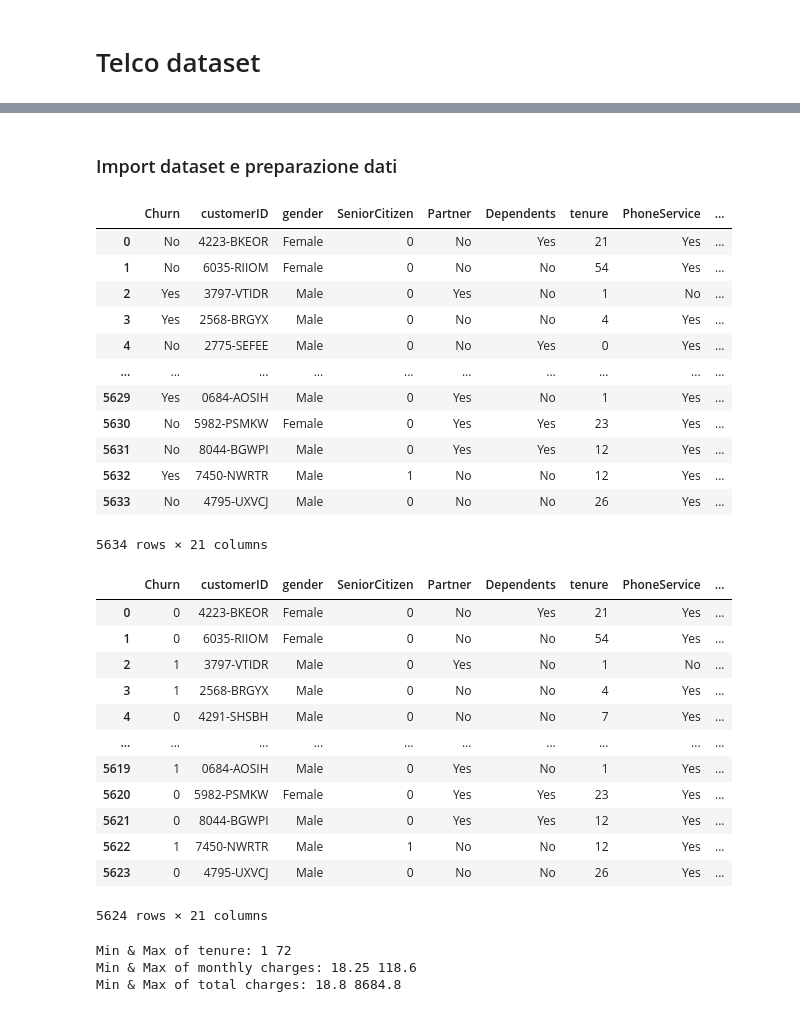
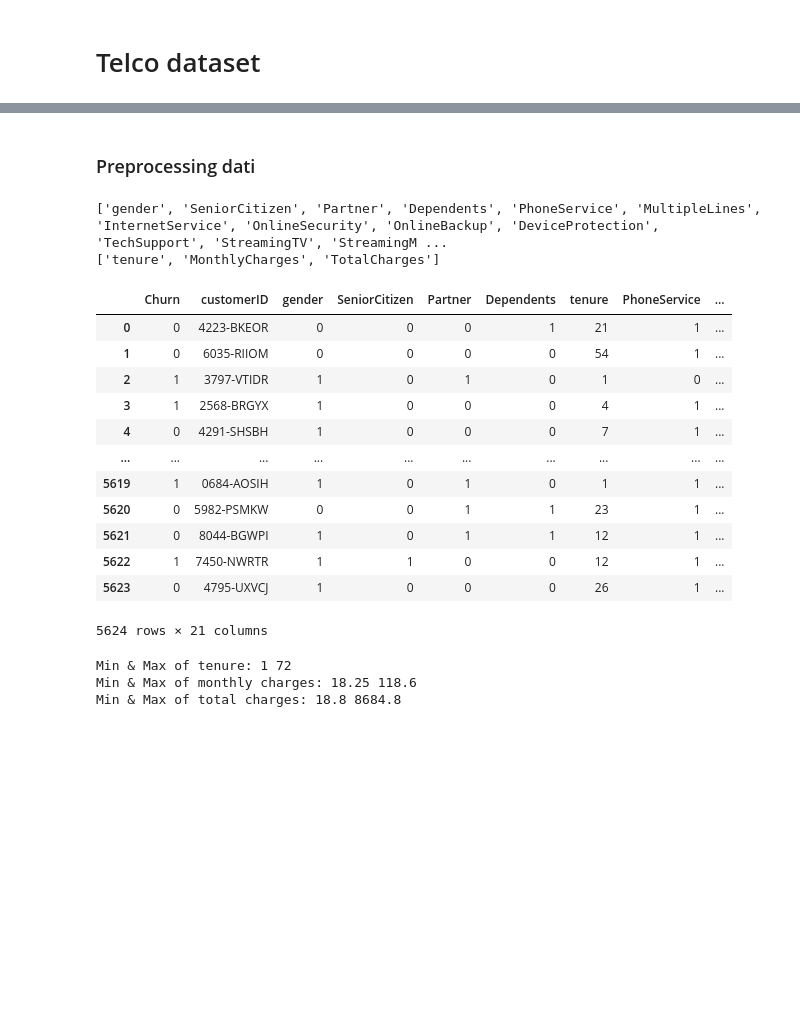
Before and after one commit to mdelia17/telco_challenge, a Jupyter notebook: telco_challenge.ipynb, the cells around one changed output, grey strips where cells are left out. Drawn from its saved outputs; the diff is of its cells as text; code cells hidden in the pictures; blank space fills up the shorter version.

```diff
--- a/telco_challenge.ipynb
+++ b/telco_challenge.ipynb
@@ -10,54 +29,54 @@ from sklearn.preprocessing import StandardScaler
-# %% [markdown]
-### Import dataset e preparazione dati
-# %%
-dataset = pd.read_csv("WA_Fn-UseC_-Telco-Customer-Churn.train.csv")
-dataset
-# %% [output]
-|  | Churn | customerID | gender | SeniorCitizen | Partner | Dependents | tenure | PhoneService | ... |
-| 0 | No | 4223-BKEOR | Female | 0 | No | Yes | 21 | Yes | ... |
-| 1 | No | 6035-RIIOM | Female | 0 | No | No | 54 | Yes | ... |
-| 2 | Yes | 3797-VTIDR | Male | 0 | Yes | No | 1 | No | ... |
-| 3 | Yes | 2568-BRGYX | Male | 0 | No | No | 4 | Yes | ... |
-| 4 | No | 2775-SEFEE | Male | 0 | No | Yes | 0 | Yes | ... |
-| ... | ... | ... | ... | ... | ... | ... | ... | ... | ... |
-| 5629 | Yes | 0684-AOSIH | Male | 0 | Yes | No | 1 | Yes | ... |
-| 5630 | No | 5982-PSMKW | Female | 0 | Yes | Yes | 23 | Yes | ... |
-| 5631 | No | 8044-BGWPI | Male | 0 | Yes | Yes | 12 | Yes | ... |
-| 5632 | Yes | 7450-NWRTR | Male | 1 | No | No | 12 | Yes | ... |
-| 5633 | No | 4795-UXVCJ | Male | 0 | No | No | 26 | Yes | ... |
-5634 rows × 21 columns
+# %% [markdown]
+### Preprocessing dati
 # %%
 #mapping Churn in 1 e 0
 dataset.Churn = dataset.Churn.map({"Yes": 1, "No":0})
 
+#porto questa colonna in yes/no
 dataset.SeniorCitizen = dataset.SeniorCitizen.map({1:"Yes",0:"No"})
 
 #colonne con "no internet service" da rimpiazzare
-columns_to_replace = ['OnlineSecurity', 'OnlineBackup', 'DeviceProtection', 'TechSupport',
+columns_with_no_internet = ['OnlineSecurity', 'OnlineBackup', 'DeviceProtection', 'TechSupport',
                       'StreamingTV', 'StreamingMovies']
-for i in columns_to_replace :
-    dataset[i]  = dataset[i].replace({'No internet service' : 'No'})
+for c in columns_with_no_internet :
+    dataset[c]  = dataset[c].replace({'No internet service' : 'No'})
 
-#Rimuovo i dati senza Total Charge
+#Rimuovo i dati senza Total Charge e faccio diventare la colonna numerica
 dataset['TotalCharges'] = dataset["TotalCharges"].replace(" ",np.nan)
 dataset = dataset[dataset["TotalCharges"].notnull()]
 dataset = dataset.reset_index()[dataset.columns]
 dataset["TotalCharges"] = dataset["TotalCharges"].astype(float)
 
+#creo tutti gli insiemi di "tipologie" di colonne per l'encoding e per poter selezionare i sottoinsiemi di
+#colonne più rapidamente
+customerID_column = ["customerID"]
+y_column = ["Churn"]
+categorical_columns   = dataset.nunique()[dataset.nunique() < 6].keys().tolist()
+categorical_columns   = [c for c in categorical_columns if c not in y_column]
+numerical_columns   = [c for c in dataset.columns if c not in categorical_columns + y_column + customerID_column]
 
+#faccio encoding di tutte le colonne categoriche
+le = LabelEncoder()
+for c in categorical_columns :
+    dataset[c] = le.fit_transform(dataset[c])
+
+print(categorical_columns)
+print(numerical_columns)
 dataset
 # %% [output]
+['gender', 'SeniorCitizen', 'Partner', 'Dependents', 'PhoneService', 'MultipleLines', 'InternetService', 'OnlineSecurity', 'OnlineBackup', 'DeviceProtection', 'TechSupport', 'StreamingTV', 'StreamingM ...
+['tenure', 'MonthlyCharges', 'TotalCharges']
 |  | Churn | customerID | gender | SeniorCitizen | Partner | Dependents | tenure | PhoneService | ... |
-| 0 | 0 | 4223-BKEOR | Female | 0 | No | Yes | 21 | Yes | ... |
-| 1 | 0 | 6035-RIIOM | Female | 0 | No | No | 54 | Yes | ... |
-| 2 | 1 | 3797-VTIDR | Male | 0 | Yes | No | 1 | No | ... |
-| 3 | 1 | 2568-BRGYX | Male | 0 | No | No | 4 | Yes | ... |
-| 4 | 0 | 4291-SHSBH | Male | 0 | No | No | 7 | Yes | ... |
+| 0 | 0 | 4223-BKEOR | 0 | 0 | 0 | 1 | 21 | 1 | ... |
+| 1 | 0 | 6035-RIIOM | 0 | 0 | 0 | 0 | 54 | 1 | ... |
+| 2 | 1 | 3797-VTIDR | 1 | 0 | 1 | 0 | 1 | 0 | ... |
+| 3 | 1 | 2568-BRGYX | 1 | 0 | 0 | 0 | 4 | 1 | ... |
+| 4 | 0 | 4291-SHSBH | 1 | 0 | 0 | 0 | 7 | 1 | ... |
 | ... | ... | ... | ... | ... | ... | ... | ... | ... | ... |
-| 5619 | 1 | 0684-AOSIH | Male | 0 | Yes | No | 1 | Yes | ... |
-| 5620 | 0 | 5982-PSMKW | Female | 0 | Yes | Yes | 23 | Yes | ... |
-| 5621 | 0 | 8044-BGWPI | Male | 0 | Yes | Yes | 12 | Yes | ... |
-| 5622 | 1 | 7450-NWRTR | Male | 1 | No | No | 12 | Yes | ... |
-| 5623 | 0 | 4795-UXVCJ | Male | 0 | No | No | 26 | Yes | ... |
+| 5619 | 1 | 0684-AOSIH | 1 | 0 | 1 | 0 | 1 | 1 | ... |
+| 5620 | 0 | 5982-PSMKW | 0 | 0 | 1 | 1 | 23 | 1 | ... |
+| 5621 | 0 | 8044-BGWPI | 1 | 0 | 1 | 1 | 12 | 1 | ... |
+| 5622 | 1 | 7450-NWRTR | 1 | 1 | 0 | 0 | 12 | 1 | ... |
+| 5623 | 0 | 4795-UXVCJ | 1 | 0 | 0 | 0 | 26 | 1 | ... |
-5624 rows × 21 columns
+5624 rows × 21 columns
 # %%
```
Also changed, not shown: parts of 10 cells of this notebook.
